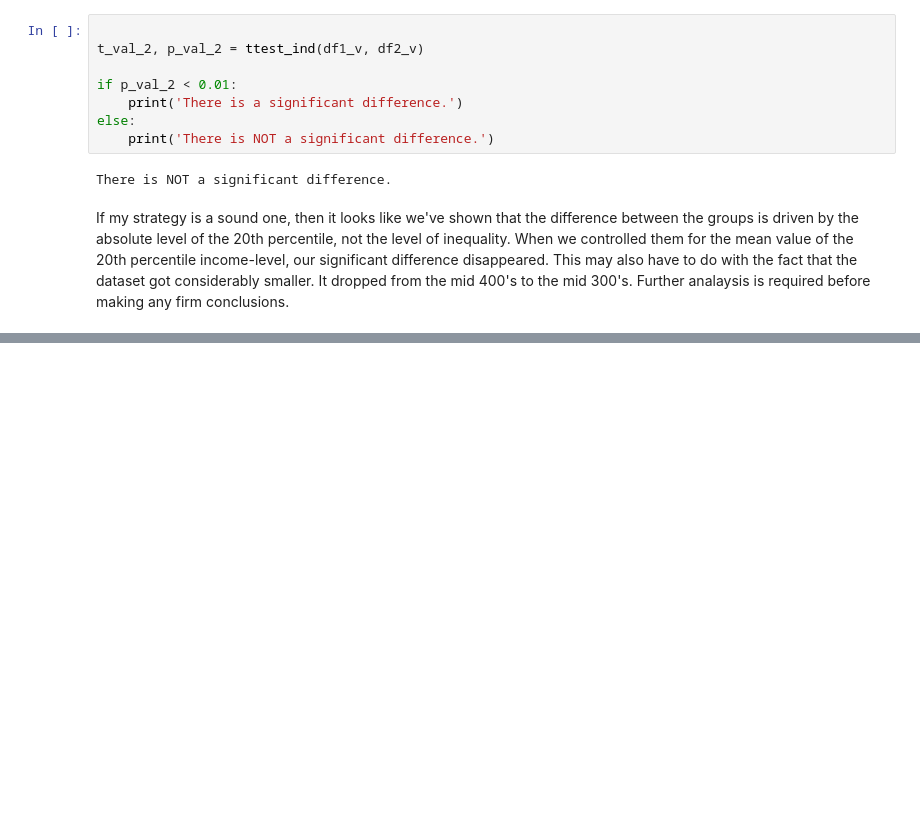
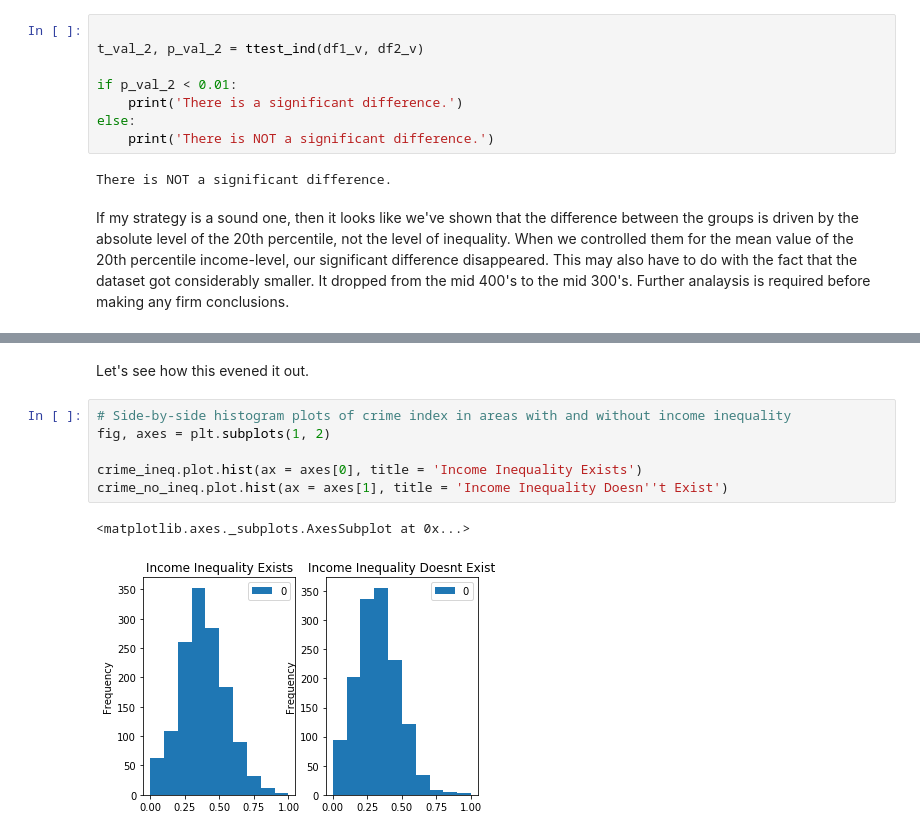
Before and after one commit to ewinterstorm/cogs108_finalproject, a Jupyter notebook: Analysis.ipynb, the cells around one changed output, grey strips where cells are left out. Cells and saved outputs as stored; diff of their text form; blank space fills up the shorter version.

```diff
--- a/Analysis.ipynb
+++ b/Analysis.ipynb
@@ -666,0 +921,11 @@ If my strategy is a sound one, then it looks like we've shown that the differenc
+# %% [markdown]
+Let's see how this evened it out.
+# %%
+# Side-by-side histogram plots of crime index in areas with and without income inequality
+fig, axes = plt.subplots(1, 2)
+
+crime_ineq.plot.hist(ax = axes[0], title = 'Income Inequality Exists')
+crime_no_ineq.plot.hist(ax = axes[1], title = 'Income Inequality Doesn''t Exist')
+# %% [output]
+<matplotlib.axes._subplots.AxesSubplot at 0x...>
+[figure, added]
```
Also changed, not shown: parts of 27 cells of this notebook.
